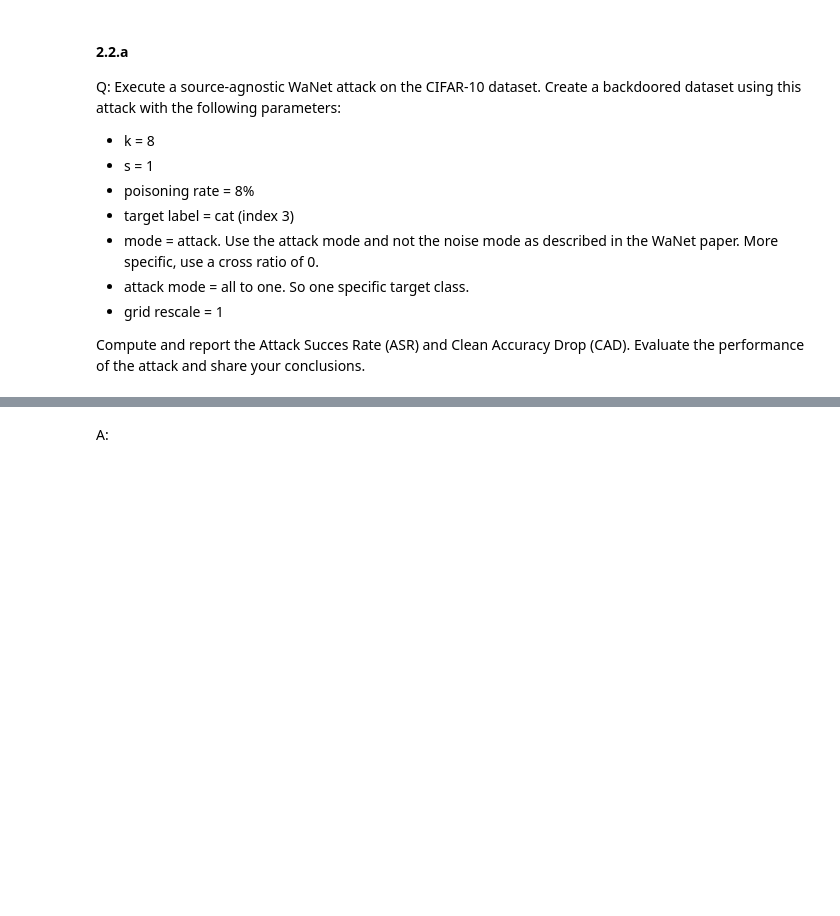
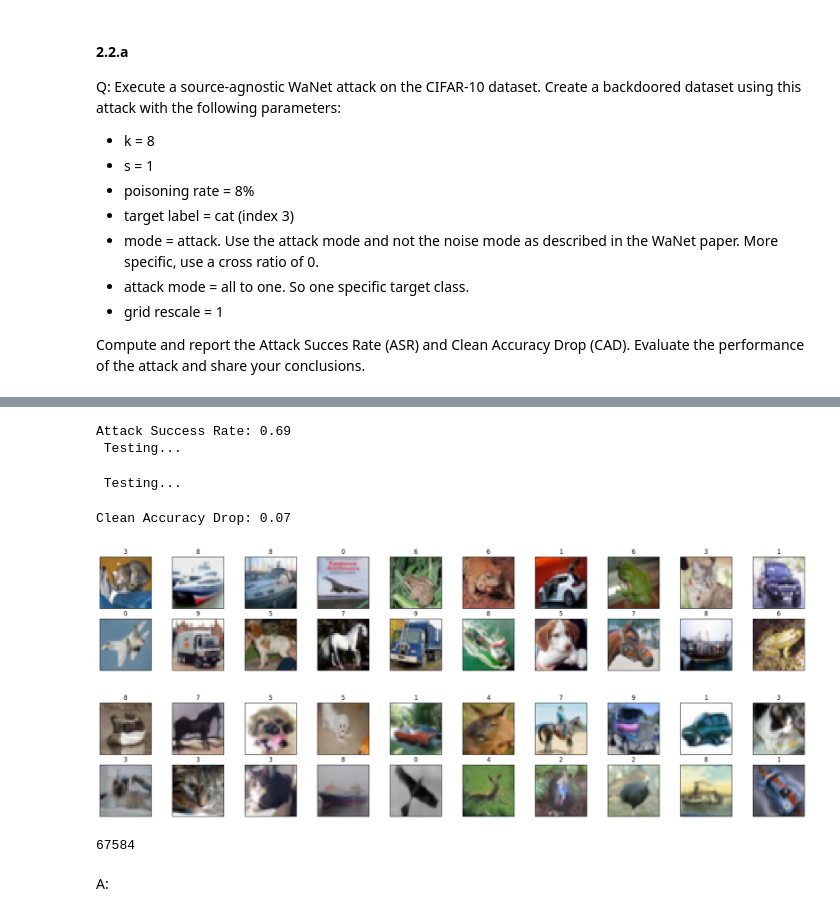
Before and after one commit to daanbrugmans/ru-security-and-privacy-of-machine-learning-23-24, a Jupyter notebook: assignments/assignment-2/assignment-2.ipynb, the cells around one changed output, grey strips where cells are left out. Cells and saved outputs as stored; diff of their text form; code cells hidden in the pictures; blank space fills up the shorter version.

Commit message:
Finished implementation of WaNet attack

```diff
--- a/assignments/assignment-2/assignment-2.ipynb
+++ b/assignments/assignment-2/assignment-2.ipynb
@@ -788,3 +856,24 @@ Compute and report the Attack Succes Rate (ASR) and Clean Accuracy Drop
+# %%
+backdoored_model = torch.load("./models/wanet_model.pt")
+
+attack_success_rate(model=backdoored_model, adversarial_test_dataloader=backdoored_model.test_data, source_label=None, target_label=3)
+clean_accuracy_drop(clean_model=clean_model, adversarial_model=backdoored_model)
+
+images, labels = next(iter(clean_model.test_data))
+visualize_batch(images, labels)
+
+images, labels = next(iter(backdoored_model.test_data))
+visualize_batch(images, labels)
+
+gc.collect()
+# %% [output]
+Attack Success Rate: 0.69
+ Testing...
+ Testing...
+Clean Accuracy Drop: 0.07
+[figure, added]
+[figure, added]
+67584
 # %% [markdown]
 A:
 # %% [markdown]
```
Also changed, not shown: parts of 3 cells of this notebook.
